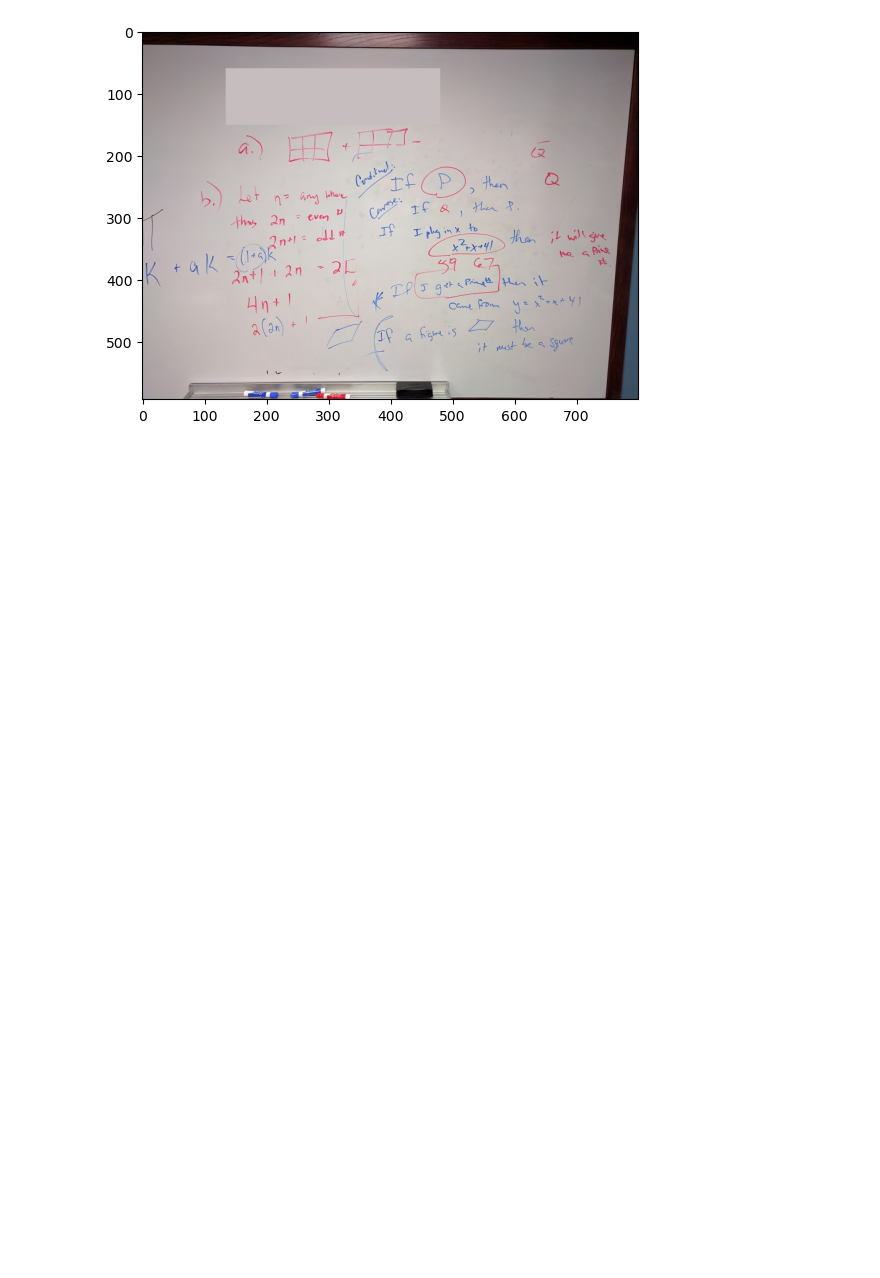
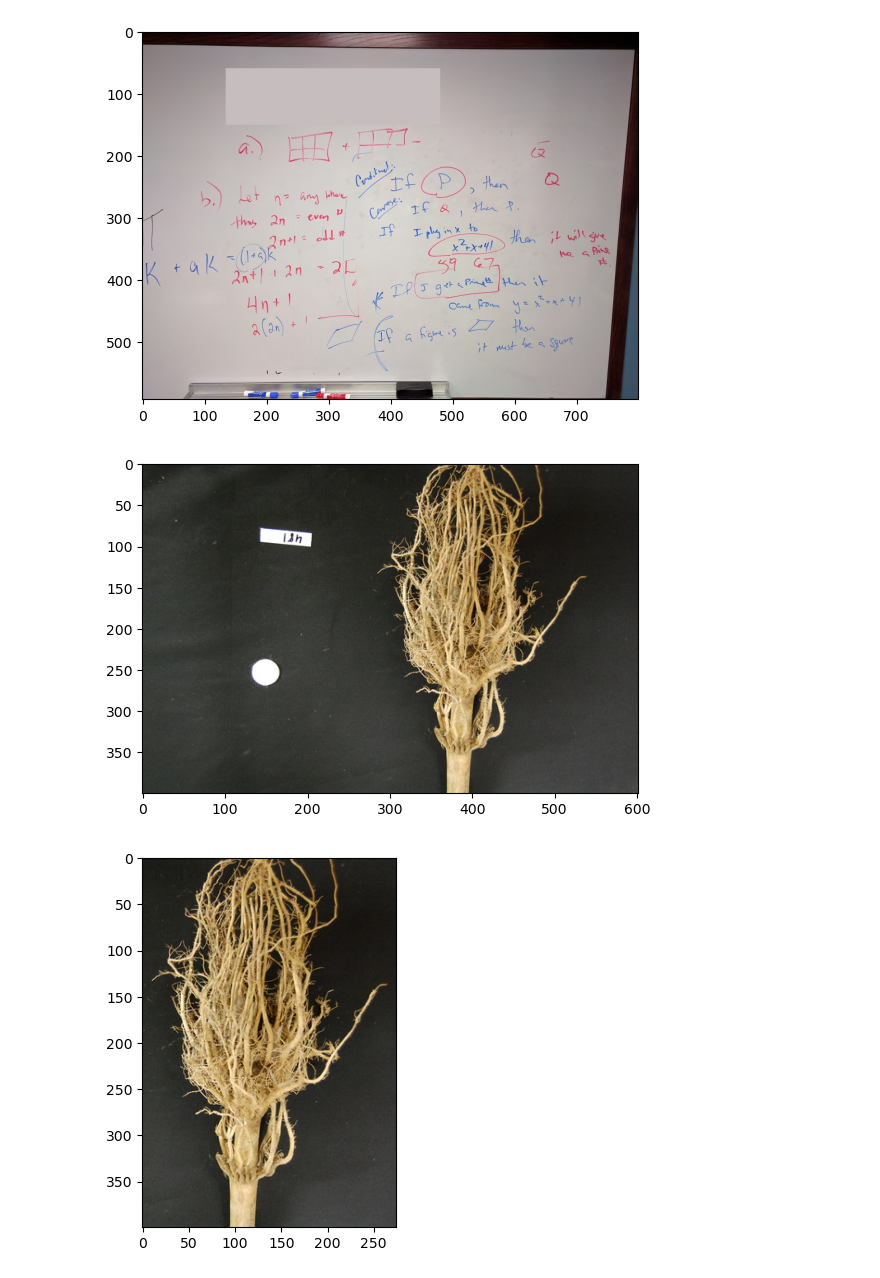
Before and after one commit to kpotia/image-processing, a Jupyter notebook: skimage-images.ipynb, the cells around one changed output. Drawn from its saved outputs; the diff is of its cells as text; code cells hidden in the pictures; blank space fills up the shorter version.

Commit message:
ADD:  extract a sub-image

```diff
--- a/skimage-images.ipynb
+++ b/skimage-images.ipynb
@@ -123,3 +123,22 @@ ax.imshow(board)
 # %% [output]
 <matplotlib.image.AxesImage at 0x...>
 [figure]
+# %%
+"""Python script to extract a sub-image containing only the plant and roots in an existing image."""
+
+# load and dispplay original image
+maize_roots = iio.imread(uri="data/maize-root-cluster.jpg")
+fig, ax = plt.subplots()
+
+ax.imshow(maize_roots)
+
+# extract and display sub-image
+clipped_maize = maize_roots[0:400, 275:550, :]
+fig, ax = plt.subplots()
+ax.imshow(clipped_maize)
+
+# save sub-image
+iio.imwrite(uri="data/clipped_maize.jpg", image=clipped_maize)
+# %% [output]
+[figure, added]
+[figure, added]
```
Also changed, not shown: 1 other file.
